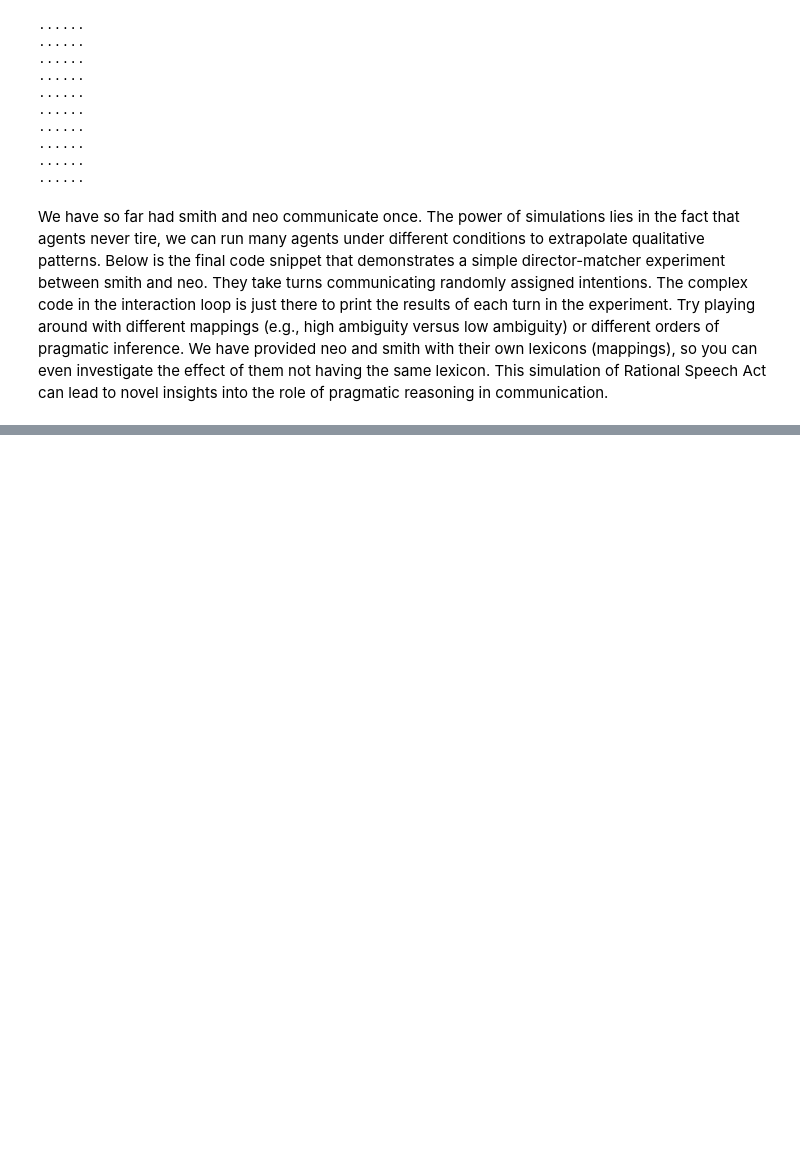
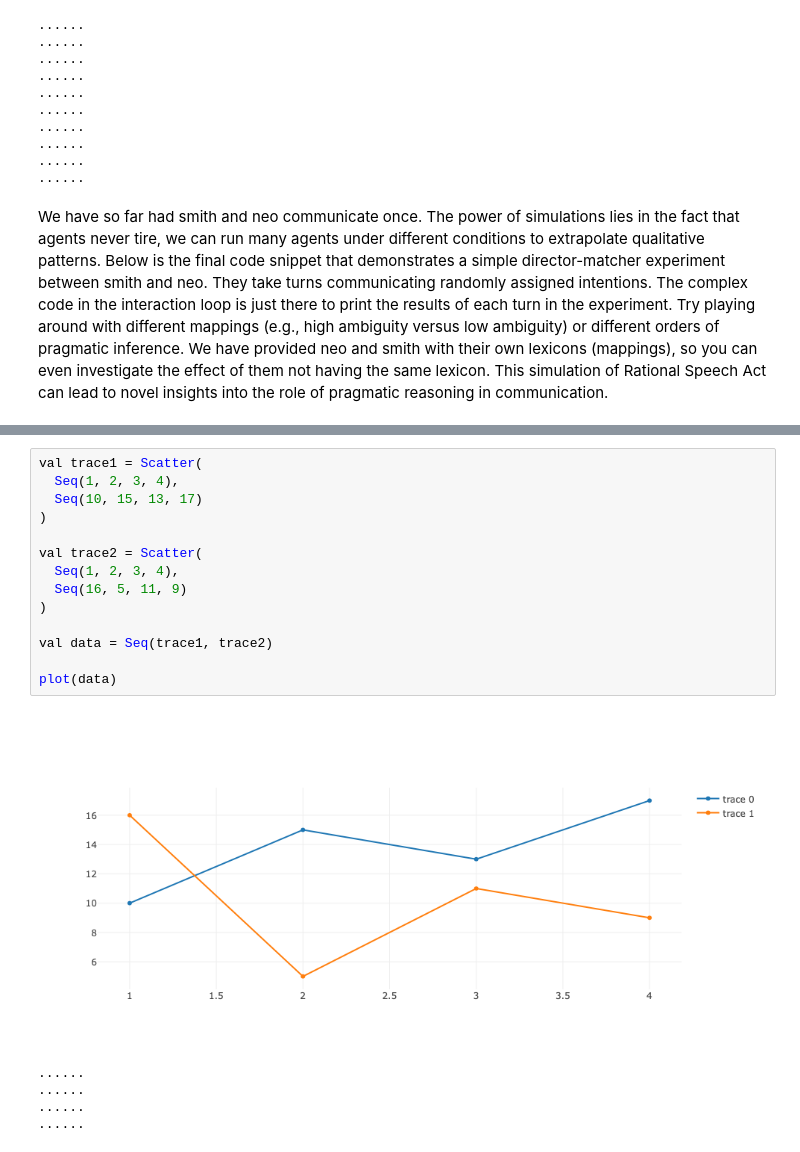
Before and after one commit to markblokpoel/lanag-ambiguityhelps, a Jupyter notebook: tutorials/rsa-tutorial-part1.ipynb, the cells around one changed output, grey strips where cells are left out. Drawn from its saved outputs; the diff is of its cells as text; blank space fills up the shorter version.

```diff
--- a/tutorials/rsa-tutorial-part1.ipynb
+++ b/tutorials/rsa-tutorial-part1.ipynb
@@ -275,0 +304,20 @@ Error:
+# %%
+val trace1 = Scatter(
+  Seq(1, 2, 3, 4),
+  Seq(10, 15, 13, 17)
+)
+
+val trace2 = Scatter(
+  Seq(1, 2, 3, 4),
+  Seq(16, 5, 11, 9)
+)
+
+val data = Seq(trace1, trace2)
+
+plot(data)
+# %% [output]
+[figure, added]
+......
+......
+......
+......
```
Also changed, not shown: parts of 5 cells of this notebook.
